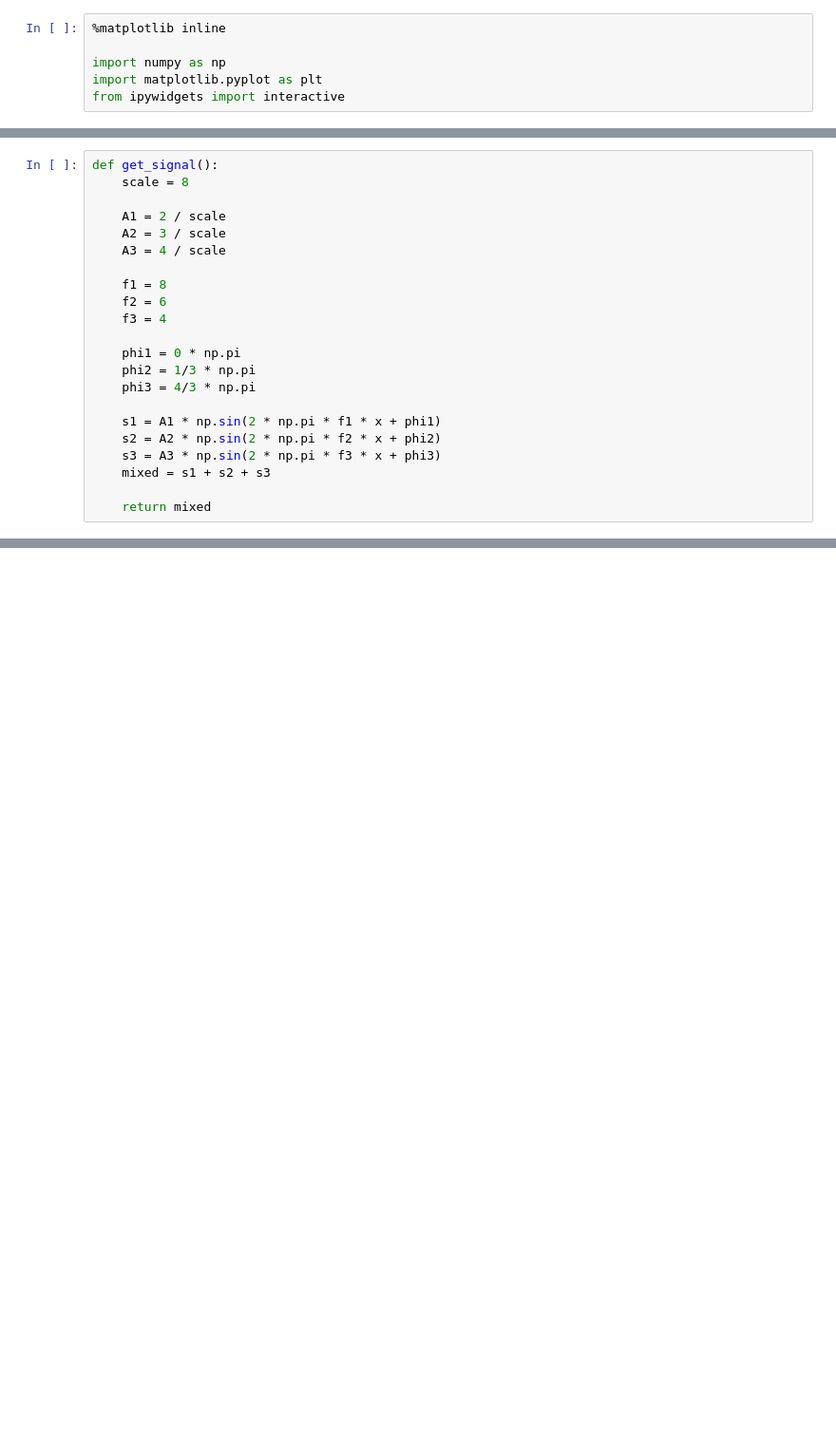
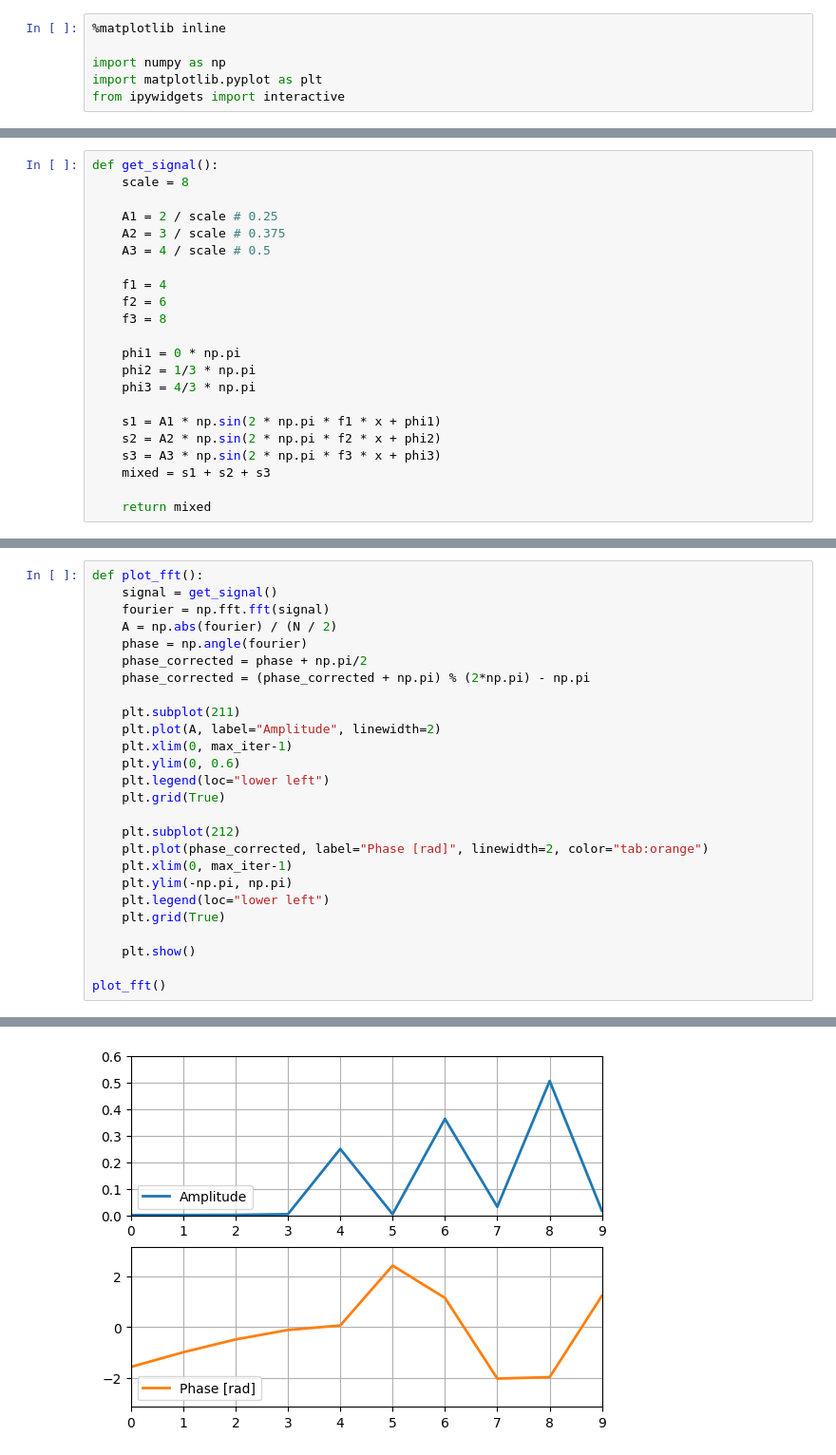
Before and after one commit to nonemichal/dsp_tools, a Jupyter notebook: examples/python/sin_cos_transform.ipynb, the cells around one changed output, grey strips where cells are left out. Shown at 95% size. Drawn from its saved outputs; the diff is of its cells as text; blank space fills up the shorter version.

```diff
--- a/examples/python/sin_cos_transform.ipynb
+++ b/examples/python/sin_cos_transform.ipynb
@@ -13,13 +13,13 @@ max_iter = N//10
 def get_signal():
     scale = 8
 
-    A1 = 2 / scale
-    A2 = 3 / scale
-    A3 = 4 / scale
+    A1 = 2 / scale # 0.25
+    A2 = 3 / scale # 0.375
+    A3 = 4 / scale # 0.5
 
-    f1 = 8
+    f1 = 4
     f2 = 6
-    f3 = 4
+    f3 = 8
 
     phi1 = 0 * np.pi
     phi2 = 1/3 * np.pi
@@ -155,0 +234,27 @@ interactive(children=(IntSlider(value=10, description='k', max=20), Output(layou
+# %%
+def plot_fft():
+    signal = get_signal()
+    fourier = np.fft.fft(signal)
+    A = np.abs(fourier) / (N / 2)
+    phase = np.angle(fourier)
+    phase_corrected = phase + np.pi/2
+    phase_corrected = (phase_corrected + np.pi) % (2*np.pi) - np.pi
+
+    plt.subplot(211)
+    plt.plot(A, label="Amplitude", linewidth=2)
+    plt.xlim(0, max_iter-1)
+    plt.ylim(0, 0.6)
+    plt.legend(loc="lower left")
+    plt.grid(True)
+
+    plt.subplot(212)
+    plt.plot(phase_corrected, label="Phase [rad]", linewidth=2, color="tab:orange")
+    plt.xlim(0, max_iter-1)
+    plt.ylim(-np.pi, np.pi)
+    plt.legend(loc="lower left")
+    plt.grid(True)
+
+    plt.show()
+
+plot_fft()
+# %% [output]
@@ -155,0 +264 @@ interactive(children=(IntSlider(value=10, description='k', max=20), Output(layou
+[figure, added]
```
Also changed, not shown: parts of 11 cells of this notebook, 1 other file.
